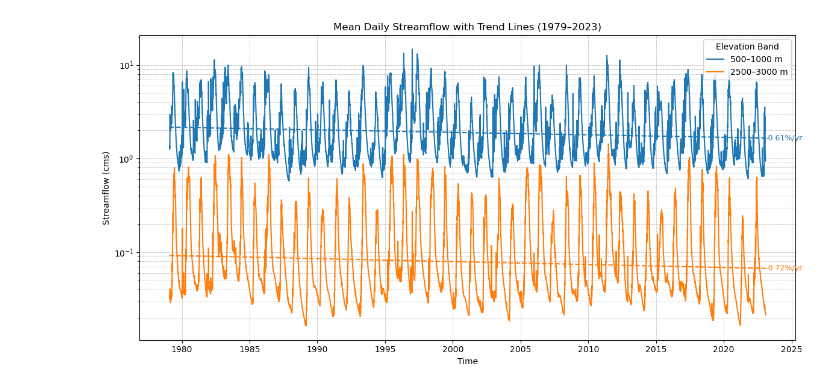
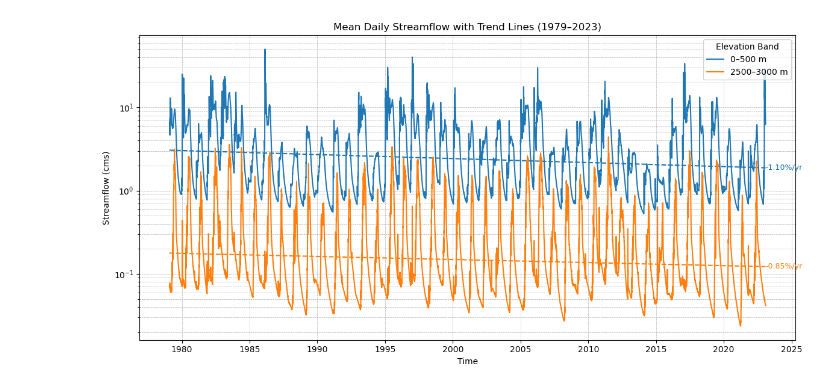
Before and after one commit to noaa-nwfsc/Streamflow-Means-NWM, a Jupyter notebook: notebooks/examples/streamflow_by_elevation.ipynb, the cells around one changed output. Drawn from its saved outputs; the diff is of its cells as text; code cells hidden in the pictures.

```diff
--- a/notebooks/examples/streamflow_by_elevation.ipynb
+++ b/notebooks/examples/streamflow_by_elevation.ipynb
@@ -36,10 +26,9 @@ Data variables:
 # %%
 import xarray as xr
 import numpy as np
-import matplotlib.pyplot as plt
 
 # Define elevation bins (in meters)
-bins = [0, 500, 1000, 1500, 2000, 2500, 3000]
+bins = [-500, 0, 500, 1000, 1500, 2000, 2500, 3000, 3500, 4000, 4500]
 labels = [f"{bins[i]}–{bins[i+1]} m" for i in range(len(bins)-1)]
 
 # Bin the elevation values
@@ -54,6 +43,3 @@ elevation_band = xr.apply_ufunc(
 
 # Now add this band info as a coordinate
 ds = ds.assign_coords(elevation_band=("feature_id", elevation_band.data))
-
-# Group by elevation band and compute mean across features
-grouped = ds.streamflow.groupby("elevation_band").mean(dim="feature_id")
@@ -83,4 +45,0 @@ Attributes: (0)
-# %%
-# Group by elevation band and average across features
-# shape: (time, band)
-elevation_ts = ds.streamflow.groupby("elevation_band").mean(dim="feature_id")
@@ -113,0 +84,3 @@ m3 s-1
+# %%
+import xarray as xr
+elevation_huc4_ts = xr.open_dataset("elevation_huc4_ts.nc")
@@ -113,0 +99,29 @@ m3 s-1
+# %%
+import numpy as np
+import xarray as xr
+import pandas as pd
+import matplotlib.pyplot as plt
+
+# 1. Take log of flow (add small epsilon to avoid log(0))
+log_flow = np.log(elevation_huc4_ts + 1e-6)
+
+# 2. Compute % change from first to last time point
+pct_change = 100 * (log_flow.isel(time=-1) - log_flow.isel(time=0))
+
+# 3. Convert to tidy DataFrame for plotting
+df = pct_change.to_dataframe(name="percent_change").reset_index()
+
+# 4. Plot
+plt.figure(figsize=(10, 6))
+for band in sorted(df["elevation_band"].unique()):
+    band_df = df[df["elevation_band"] == band]
+    plt.plot(band_df["HUC4"], band_df["percent_change"], label=f"Band {band}", marker="o")
+
+plt.xlabel("HUC4")
+plt.ylabel("% Change in log(streamflow)")
+plt.title("Percent Change in Log Streamflow by HUC4 and Elevation Band")
+plt.legend(title="Elevation Band")
+plt.grid(True)
+plt.xticks(rotation=45)
+plt.tight_layout()
+plt.show()
@@ -142,6 +163,8 @@ import numpy as np
 from scipy.stats import linregress
 
 fig, ax = plt.subplots(figsize=(12, 6))
+
+banded_ts_sel = banded_ts.sel(elevation_band=["0–500 m", "2500–3000 m"])
 
 for label in banded_ts_sel.elevation_band.values:
     ts = banded_ts_sel.sel(elevation_band=label)
@@ -160,34 +183,34 @@ for label in banded_ts_sel.elevation_band.values:
     # Linear regression on log(flow)
     log_flow = np.log(flow[mask])
     slope, intercept, *_ = linregress(years[mask], log_flow)
 
     # Create and plot trendline (no label → no legend entry)
     trend = np.exp(intercept + slope * years)
     ax.plot(time, trend, linestyle="--", color=ax.lines[-1].get_color())
 
     # Compute percent change per year
     pct_per_year = (np.exp(slope) - 1) * 100
 
     # Annotate near the end of the time series
     ax.text(
         time[-1].values,
         trend[-1],
         f"{pct_per_year:+.2f}%/yr",
         fontsize=9,
         verticalalignment="center",
         color=ax.lines[-1].get_color()
     )
 
 ax.set_title("Mean Daily Streamflow with Trend Lines (1979–2023)")
 ax.set_xlabel("Time")
 ax.set_ylabel("Streamflow (cms)")
 ax.set_yscale("log")
 ax.legend(title="Elevation Band", loc="upper right")
 ax.grid(True, which="both", linestyle="--", linewidth=0.5)
 plt.tight_layout()
 plt.show()
 # %% [output]
-[figure, old version]
+[figure, new version]
 # %%
 summary_lines = []
 
```
Also changed, not shown: parts of 18 cells of this notebook.
